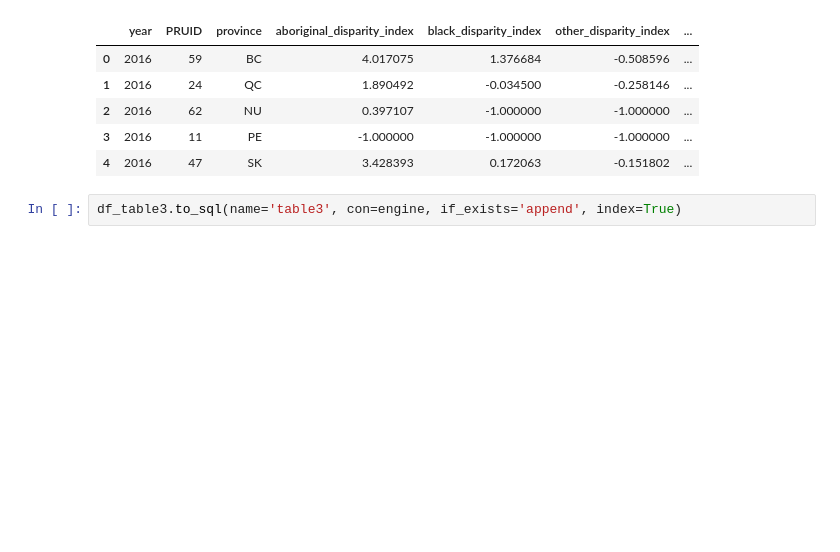
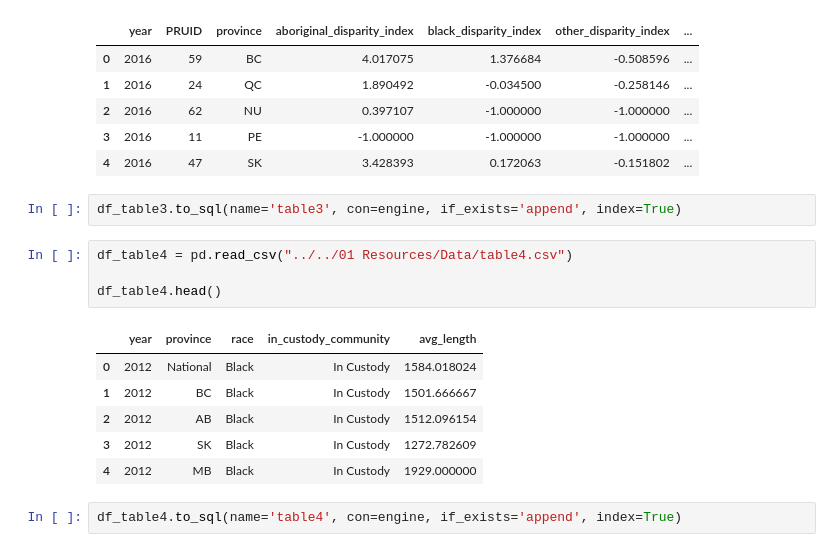
Before and after one commit to vivisantosa/Canadian-Offender-Population, a Jupyter notebook: 03 WIP App/db/API_load_schemata.ipynb, the cells around one changed output. Drawn from its saved outputs; the diff is of its cells as text; blank space fills up the shorter version.

Commit message:
table 4 added

```diff
--- a/03 WIP App/db/API_load_schemata.ipynb
+++ b/03 WIP App/db/API_load_schemata.ipynb
@@ -100,3 +100,16 @@ df_table3.head()
 | 4 | 2016 | 47 | SK | 3.428393 | 0.172063 | -0.151802 | ... |
 # %%
 df_table3.to_sql(name='table3', con=engine, if_exists='append', index=True)
+# %%
+df_table4 = pd.read_csv("../../01 Resources/Data/table4.csv")
+
+df_table4.head()
+# %% [output]
+|  | year | province | race | in_custody_community | avg_length |
+| 0 | 2012 | National | Black | In Custody | 1584.018024 |
+| 1 | 2012 | BC | Black | In Custody | 1501.666667 |
+| 2 | 2012 | AB | Black | In Custody | 1512.096154 |
+| 3 | 2012 | SK | Black | In Custody | 1272.782609 |
+| 4 | 2012 | MB | Black | In Custody | 1929.000000 |
+# %%
+df_table4.to_sql(name='table4', con=engine, if_exists='append', index=True)
```
Also changed, not shown: parts of 1 cell of this notebook, 3 other files.
